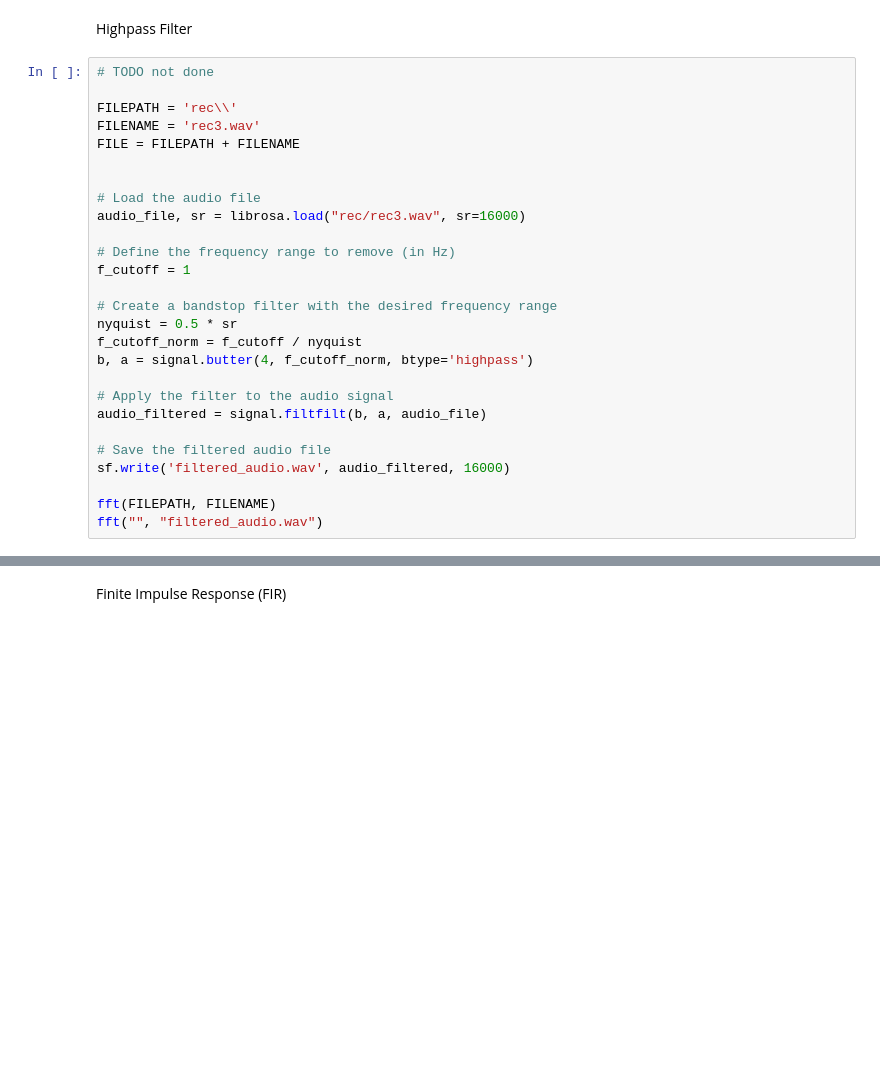
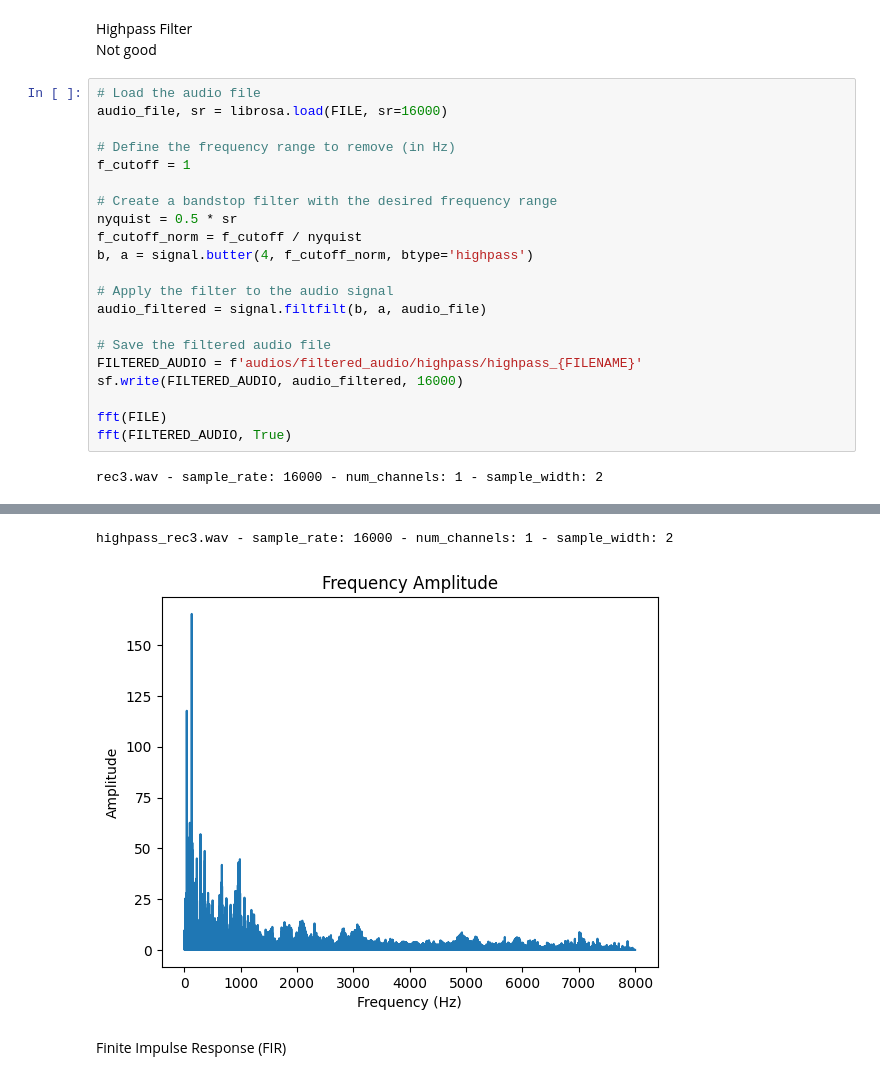
Before and after one commit to Koala280/ventilanalyse, a Jupyter notebook: audio_processing.ipynb, the cells around one changed output, grey strips where cells are left out. Cells and saved outputs as stored; diff of their text form; blank space fills up the shorter version.

```diff
--- a/audio_processing.ipynb
+++ b/audio_processing.ipynb
@@ -108,15 +106,10 @@ fft("audios/filtered_audio/", "audios/filtered_audio/filtered_audio.wav")
 # %% [markdown]
 Highpass Filter
+<br>
+Not good
 # %%
-# TODO not done
-
-FILEPATH = 'rec\\'
-FILENAME = 'rec3.wav'
-FILE = FILEPATH + FILENAME
-
-
 # Load the audio file
-audio_file, sr = librosa.load("rec/rec3.wav", sr=16000)
+audio_file, sr = librosa.load(FILE, sr=16000)
 
 # Define the frequency range to remove (in Hz)
 f_cutoff = 1
@@ -130,7 +123,10 @@ b, a = signal.butter(4, f_cutoff_norm, btype='highpass')
 audio_filtered = signal.filtfilt(b, a, audio_file)
 
 # Save the filtered audio file
-sf.write('filtered_audio.wav', audio_filtered, 16000)
+FILTERED_AUDIO = f'audios/filtered_audio/highpass/highpass_{FILENAME}'
+sf.write(FILTERED_AUDIO, audio_filtered, 16000)
 
-fft(FILEPATH, FILENAME)
-fft("", "filtered_audio.wav")
+fft(FILE)
+fft(FILTERED_AUDIO, True)
+# %% [output]
+rec3.wav - sample_rate: 16000 - num_channels: 1 - sample_width: 2
@@ -137,3 +134,5 @@ fft("", "filtered_audio.wav")
+highpass_rec3.wav - sample_rate: 16000 - num_channels: 1 - sample_width: 2
+[figure, added]
 # %% [markdown]
 Finite Impulse Response (FIR)
 # %%
```
Also changed, not shown: parts of 9 cells of this notebook, 10 other files.
